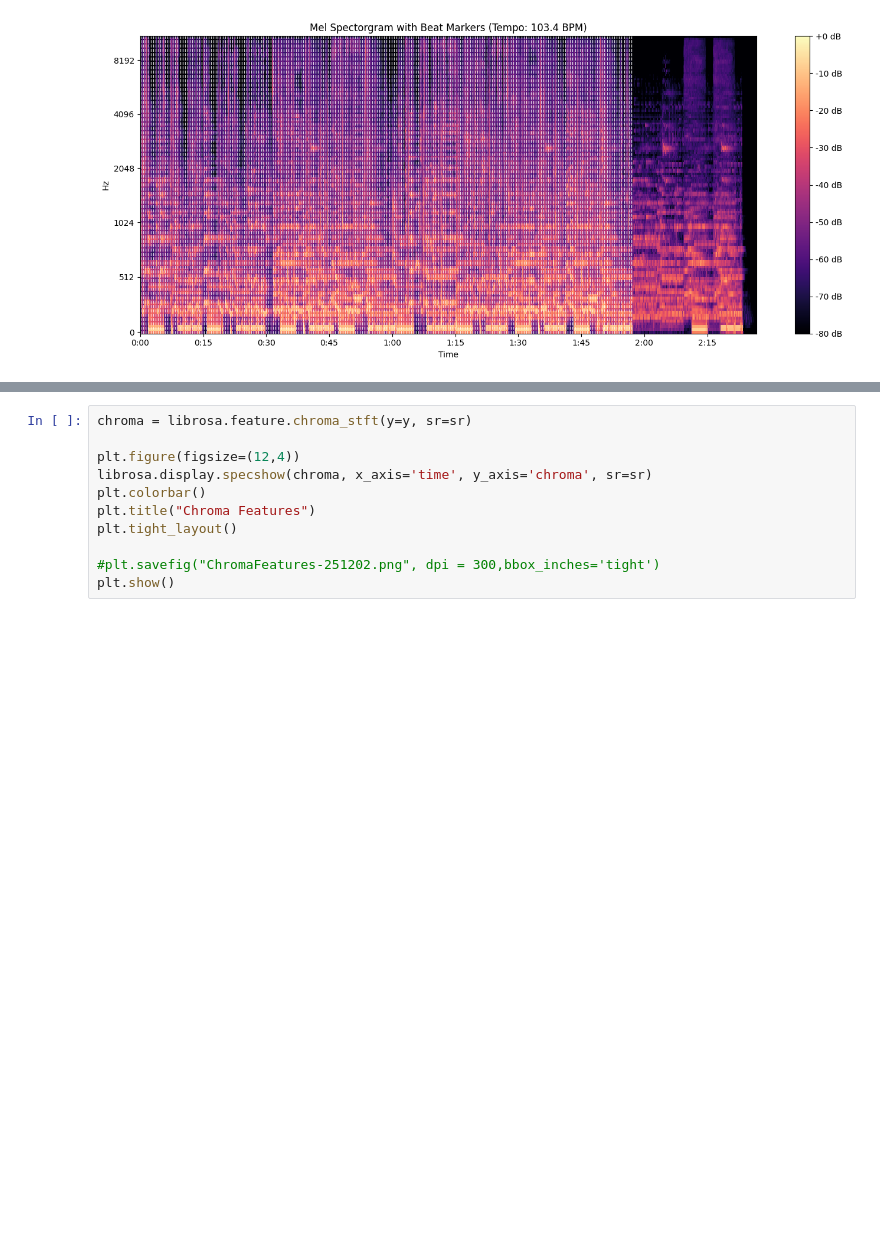
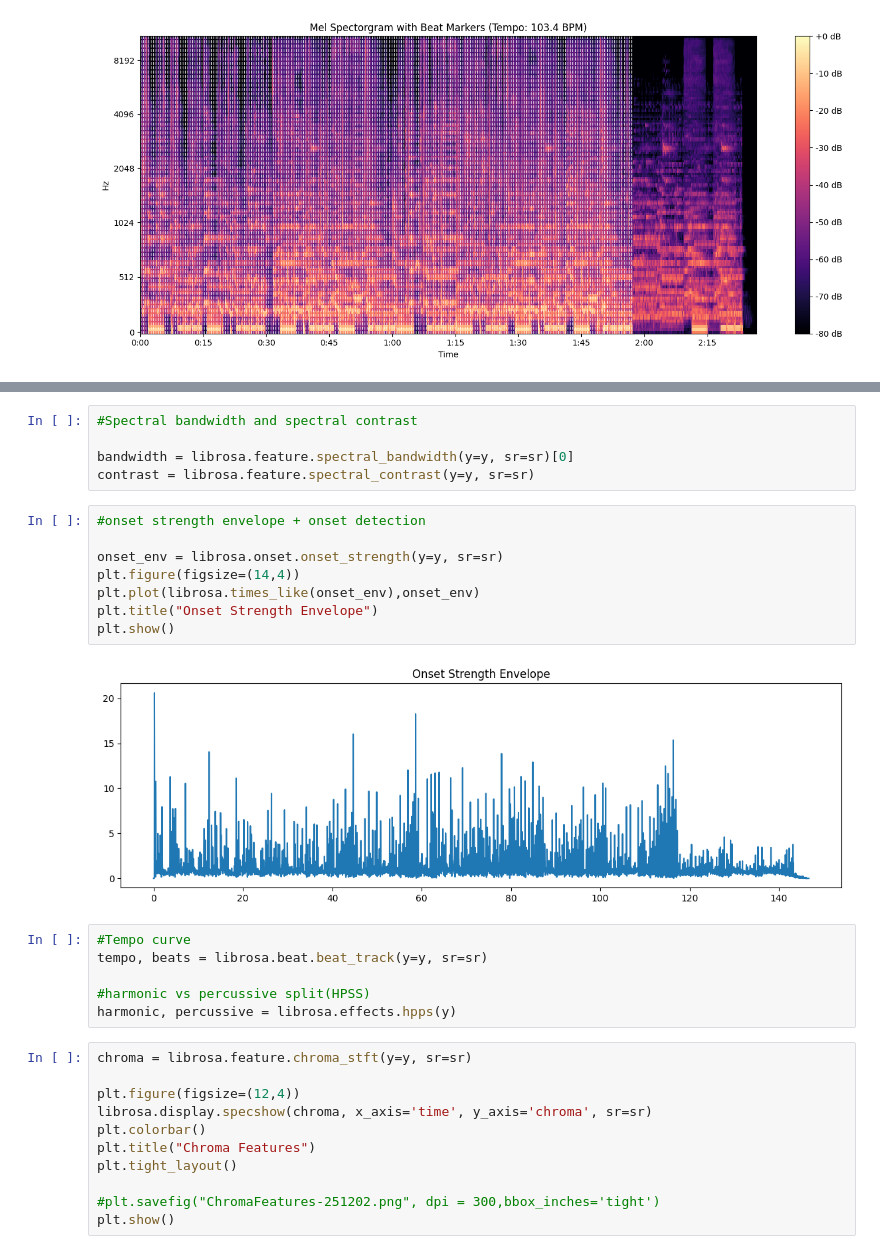
Before and after one commit to pubdomacc/mir-analysis-riize-fame, a Jupyter notebook: notebooks/MIR-notebook.ipynb, the cells around one changed output, grey strips where cells are left out. Drawn from its saved outputs; the diff is of its cells as text; blank space fills up the shorter version.

```diff
--- a/notebooks/MIR-notebook.ipynb
+++ b/notebooks/MIR-notebook.ipynb
@@ -140,3 +184,24 @@ plt.show()
+# %%
+#Spectral bandwidth and spectral contrast
+
+bandwidth = librosa.feature.spectral_bandwidth(y=y, sr=sr)[0]
+contrast = librosa.feature.spectral_contrast(y=y, sr=sr)
+# %%
+#onset strength envelope + onset detection
+
+onset_env = librosa.onset.onset_strength(y=y, sr=sr)
+plt.figure(figsize=(14,4))
+plt.plot(librosa.times_like(onset_env),onset_env)
+plt.title("Onset Strength Envelope")
+plt.show()
+# %% [output]
+[figure, added]
+# %%
+#Tempo curve
+tempo, beats = librosa.beat.beat_track(y=y, sr=sr)
+
+#harmonic vs percussive split(HPSS)
+harmonic, percussive = librosa.effects.hpps(y)
 # %%
 chroma = librosa.feature.chroma_stft(y=y, sr=sr)
 
```
Also changed, not shown: parts of 2 cells of this notebook, 2 other files.
